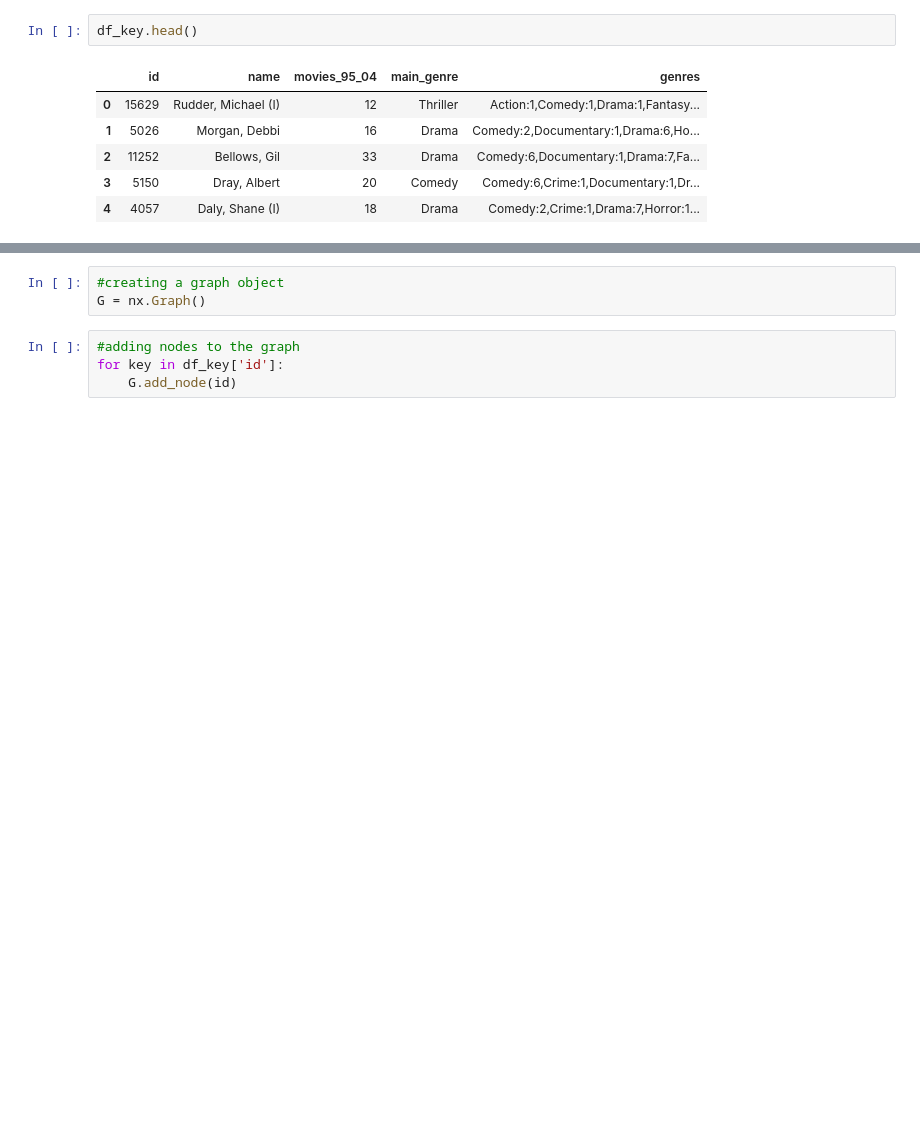
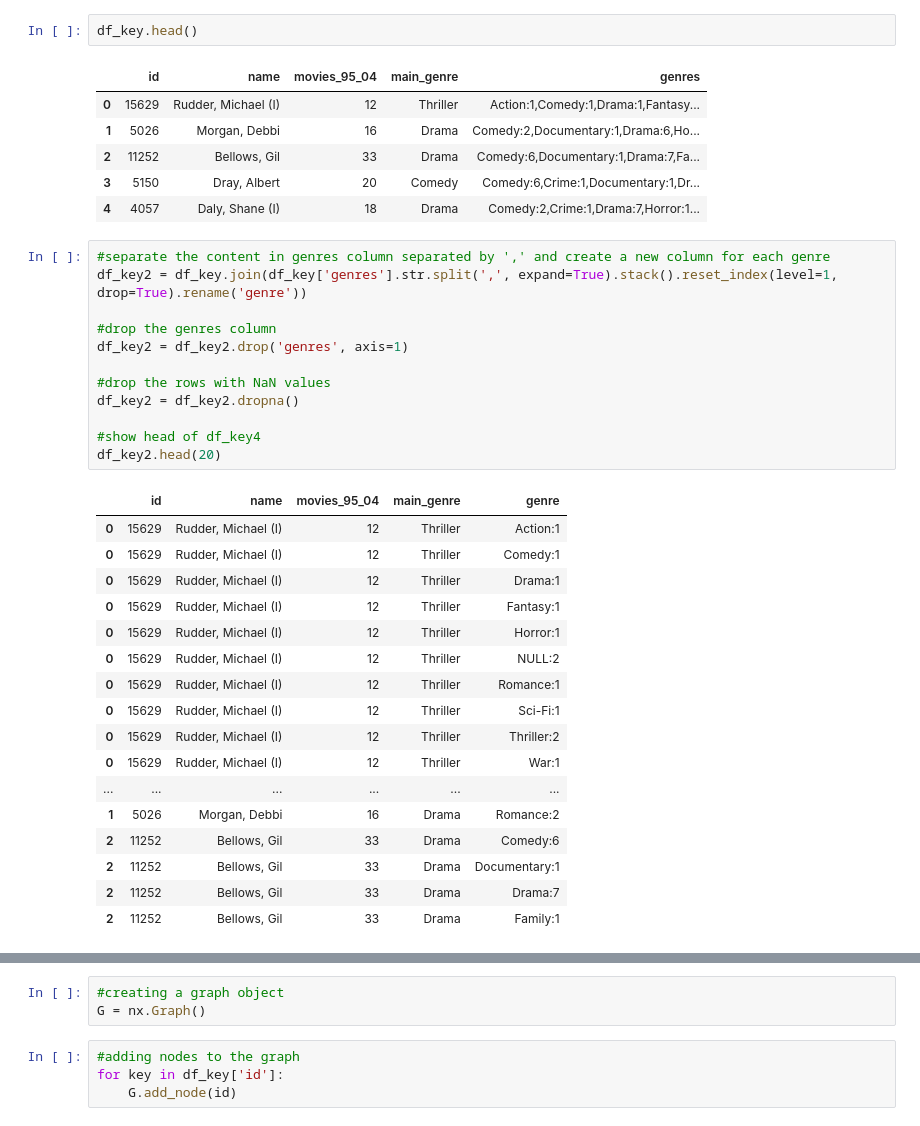
Before and after one commit to callysthenes/social_media_analysis, a Jupyter notebook: individual/individual_pedrov.ipynb, the cells around one changed output, grey strips where cells are left out. Saved outputs shown, nothing was run; the diff lists cells and outputs as text; blank space fills up the shorter version.

```diff
--- a/individual/individual_pedrov.ipynb
+++ b/individual/individual_pedrov.ipynb
@@ -54,3 +54,33 @@ df_key.head()
 | 2 | 11252 | Bellows, Gil | 33 | Drama | Comedy:6,Documentary:1,Drama:7,Fa... |
 | 3 | 5150 | Dray, Albert | 20 | Comedy | Comedy:6,Crime:1,Documentary:1,Dr... |
 | 4 | 4057 | Daly, Shane (I) | 18 | Drama | Comedy:2,Crime:1,Drama:7,Horror:1... |
+# %%
+#separate the content in genres column separated by ',' and create a new column for each genre
+df_key2 = df_key.join(df_key['genres'].str.split(',', expand=True).stack().reset_index(level=1, drop=True).rename('genre'))
+
+#drop the genres column
+df_key2 = df_key2.drop('genres', axis=1)
+
+#drop the rows with NaN values
+df_key2 = df_key2.dropna()
+
+#show head of df_key4
+df_key2.head(20)
+# %% [output]
+|  | id | name | movies_95_04 | main_genre | genre |
+| 0 | 15629 | Rudder, Michael (I) | 12 | Thriller | Action:1 |
+| 0 | 15629 | Rudder, Michael (I) | 12 | Thriller | Comedy:1 |
+| 0 | 15629 | Rudder, Michael (I) | 12 | Thriller | Drama:1 |
+| 0 | 15629 | Rudder, Michael (I) | 12 | Thriller | Fantasy:1 |
+| 0 | 15629 | Rudder, Michael (I) | 12 | Thriller | Horror:1 |
+| 0 | 15629 | Rudder, Michael (I) | 12 | Thriller | NULL:2 |
+| 0 | 15629 | Rudder, Michael (I) | 12 | Thriller | Romance:1 |
+| 0 | 15629 | Rudder, Michael (I) | 12 | Thriller | Sci-Fi:1 |
+| 0 | 15629 | Rudder, Michael (I) | 12 | Thriller | Thriller:2 |
+| 0 | 15629 | Rudder, Michael (I) | 12 | Thriller | War:1 |
+| ... | ... | ... | ... | ... | ... |
+| 1 | 5026 | Morgan, Debbi | 16 | Drama | Romance:2 |
+| 2 | 11252 | Bellows, Gil | 33 | Drama | Comedy:6 |
+| 2 | 11252 | Bellows, Gil | 33 | Drama | Documentary:1 |
+| 2 | 11252 | Bellows, Gil | 33 | Drama | Drama:7 |
+| 2 | 11252 | Bellows, Gil | 33 | Drama | Family:1 |
```
Also changed, not shown: parts of 12 cells of this notebook, 1 other file.
